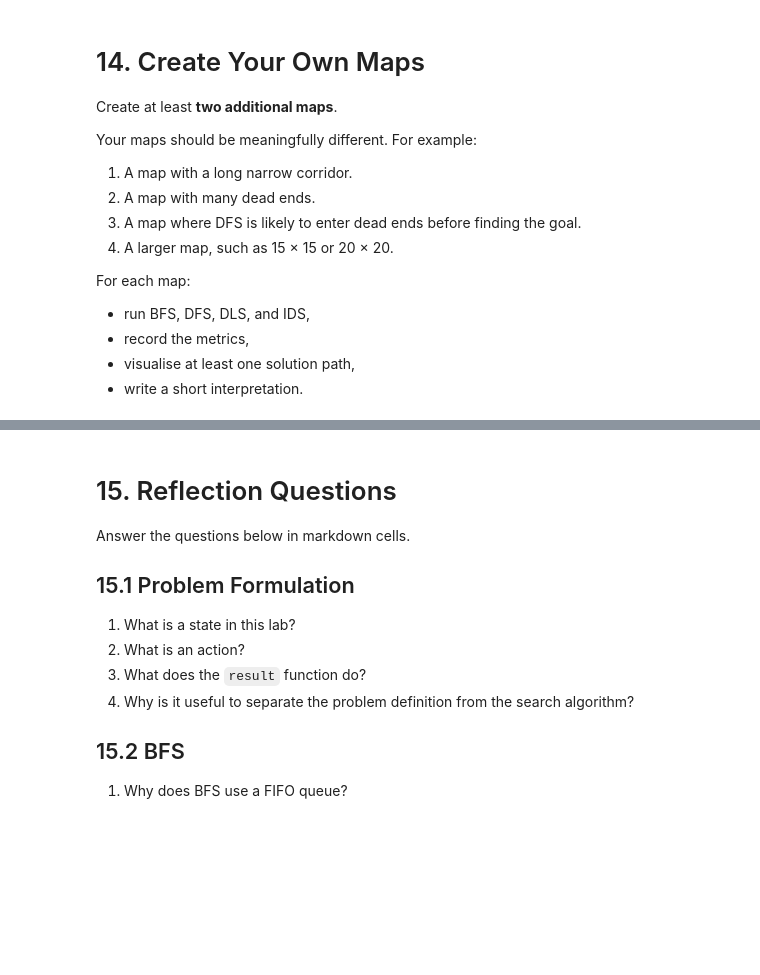
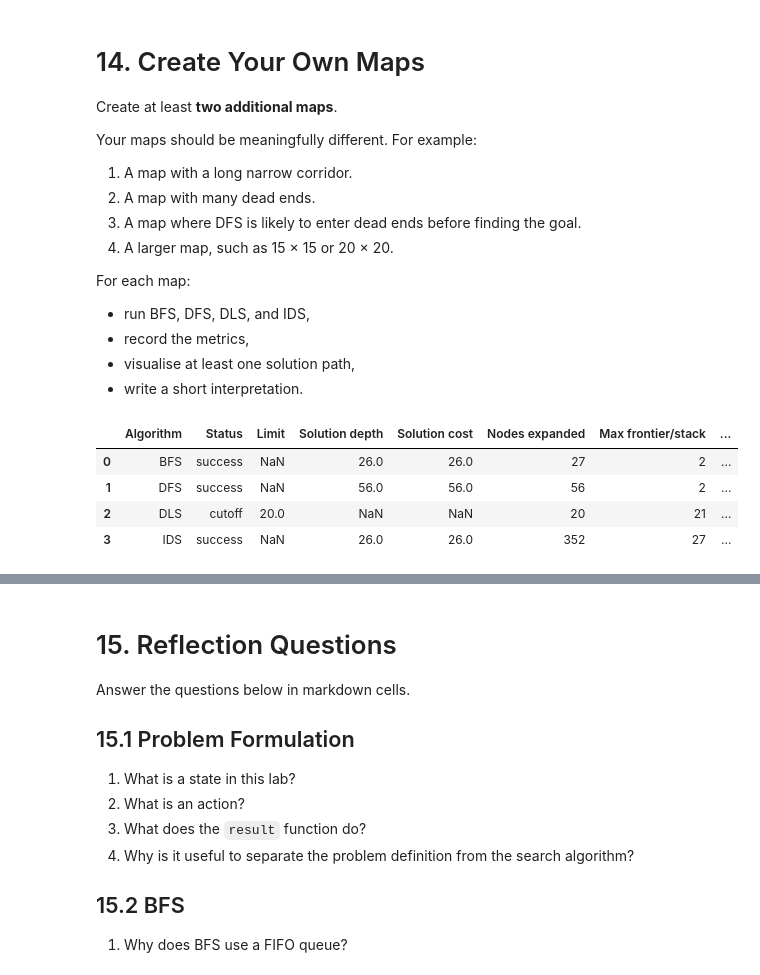
Before and after one commit to raizel122006-bit/Lab1-Intro-to-AI, a Jupyter notebook: Lab_1_Part_A.ipynb, the cells around one changed output, grey strips where cells are left out. Cells and saved outputs as stored; diff of their text form; code cells hidden in the pictures; blank space fills up the shorter version.

```diff
--- a/Lab_1_Part_A.ipynb
+++ b/Lab_1_Part_A.ipynb
@@ -1030,7 +1033,25 @@ class IterativeDeepeningSearch(SearchAlgorithm):
         # Hint:
         # dls = DepthLimitedSearch()
         # result = dls.search(problem, limit=limit)
-        raise NotImplementedError("Complete IterativeDeepeningSearch.search")
+
+        total_nodes_expanded = 0
+        overall_max = 0
+        iteration_log = []
+        dls = DepthLimitedSearch()
+
+        for limit in range(max_depth + 1):
+            r = dls.search(problem, limit=limit)
+            total_nodes_expanded += r.nodes_expanded
+            overall_max     = max(overall_max, r.max_frontier_size)
+            iteration_log.append({"limit": limit, "status": r.status})
+
+            if r.status == "success":
+                return SearchResult(algorithm,"success",r.solution, total_nodes_expanded,overall_max,0,iterations=iteration_log)
+
+            if r.status == "failure":
+                return SearchResult(algorithm,"failure",None, total_nodes_expanded,overall_max,0,iterations=iteration_log)
+
+        return SearchResult(algorithm,"cutoff",None,total_nodes_expanded,overall_max,0,iterations=iteration_log)
 # %% [markdown]
 # 13. Run the Algorithms on the Sample Map
 
@@ -1094,20 +1124,35 @@ For each map:
 # %%
 # TODO 10:
 # Create your first custom map here.
 
 custom_grid_1 = [
-    # Replace this with your own grid.
+    [0, 1, 0, 0, 0, 0, 0, 0, 0, 0],
+    [0, 1, 0, 1, 1, 1, 1, 1, 1, 0],
+    [0, 1, 0, 1, 0, 0, 0, 0, 1, 0],
+    [0, 1, 0, 1, 0, 1, 1, 0, 1, 0],
+    [0, 0, 0, 1, 0, 1, 0, 0, 1, 0],
+    [1, 1, 1, 1, 0, 1, 0, 1, 1, 0],
+    [0, 0, 0, 0, 0, 1, 0, 0, 0, 0],
+    [0, 1, 1, 1, 1, 1, 1, 1, 1, 0],
+    [0, 1, 0, 0, 0, 0, 0, 0, 0, 0],
+    [0, 0, 0, 1, 1, 1, 1, 1, 1, 0],
 ]
 
-custom_start_1 = None
-custom_goal_1 = None
+custom_start_1 = (0,0)
+custom_goal_1 = (9,9)
 
 # Example after completing:
-# custom_problem_1 = GridProblem(custom_grid_1, custom_start_1, custom_goal_1)
-# custom_results_1 = [
-#     bfs.search(custom_problem_1),
-#     dfs.search(custom_problem_1),
-#     dls.search(custom_problem_1, limit=20),
-#     ids.search(custom_problem_1, max_depth=40),
-# ]
-# show_results(custom_results_1)
+custom_problem_1 = GridProblem(custom_grid_1, custom_start_1, custom_goal_1)
+custom_results_1 = [
+    bfs.search(custom_problem_1),
+    dfs.search(custom_problem_1),
+    dls.search(custom_problem_1, limit=20),
+    ids.search(custom_problem_1, max_depth=40),
+]
+show_results(custom_results_1)
+# %% [output]
+|  | Algorithm | Status | Limit | Solution depth | Solution cost | Nodes expanded | Max frontier/stack | ... |
+| 0 | BFS | success | NaN | 26.0 | 26.0 | 27 | 2 | ... |
+| 1 | DFS | success | NaN | 56.0 | 56.0 | 56 | 2 | ... |
+| 2 | DLS | cutoff | 20.0 | NaN | NaN | 20 | 21 | ... |
+| 3 | IDS | success | NaN | 26.0 | 26.0 | 352 | 27 | ... |
```
Also changed, not shown: parts of 14 cells of this notebook.
